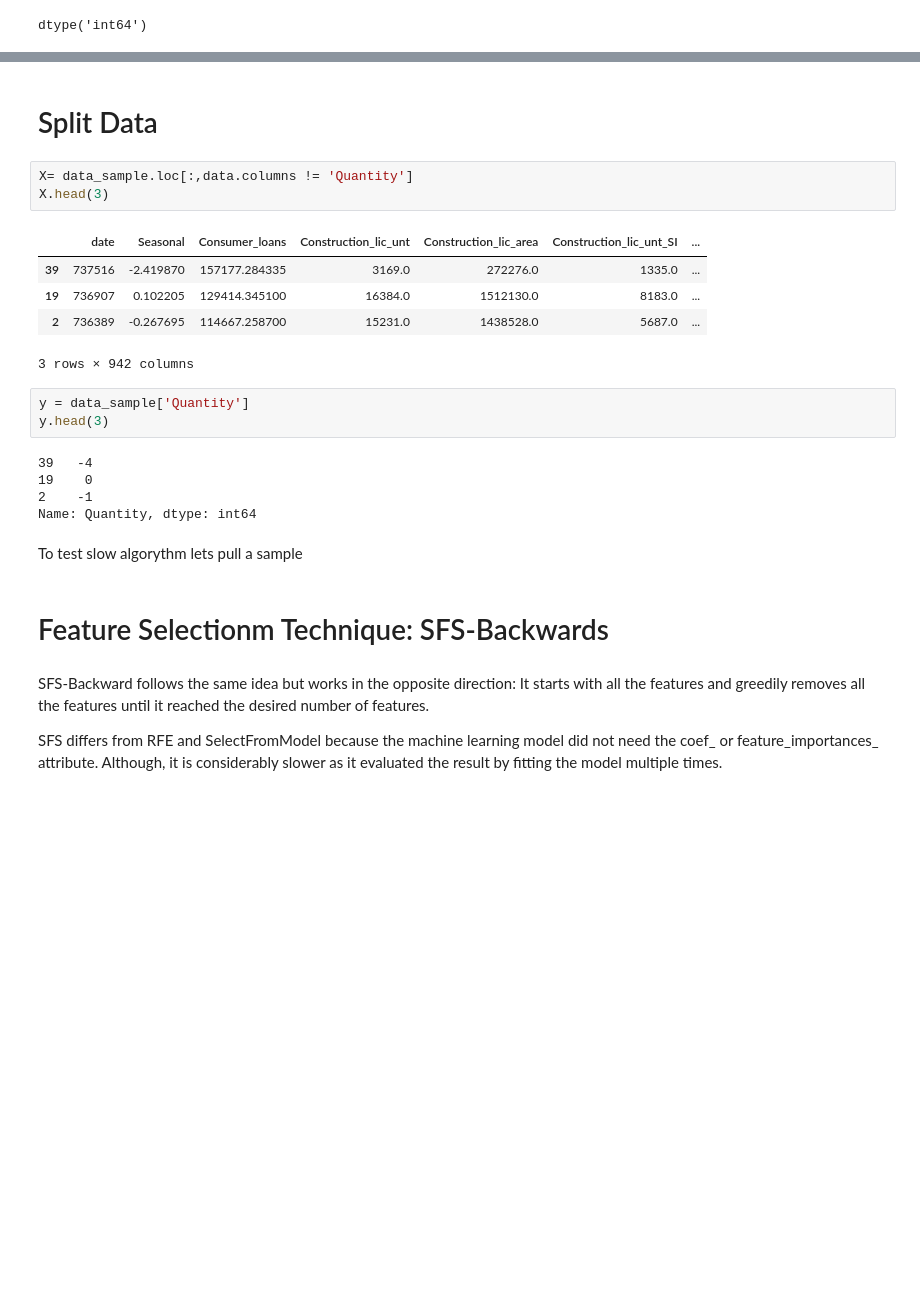
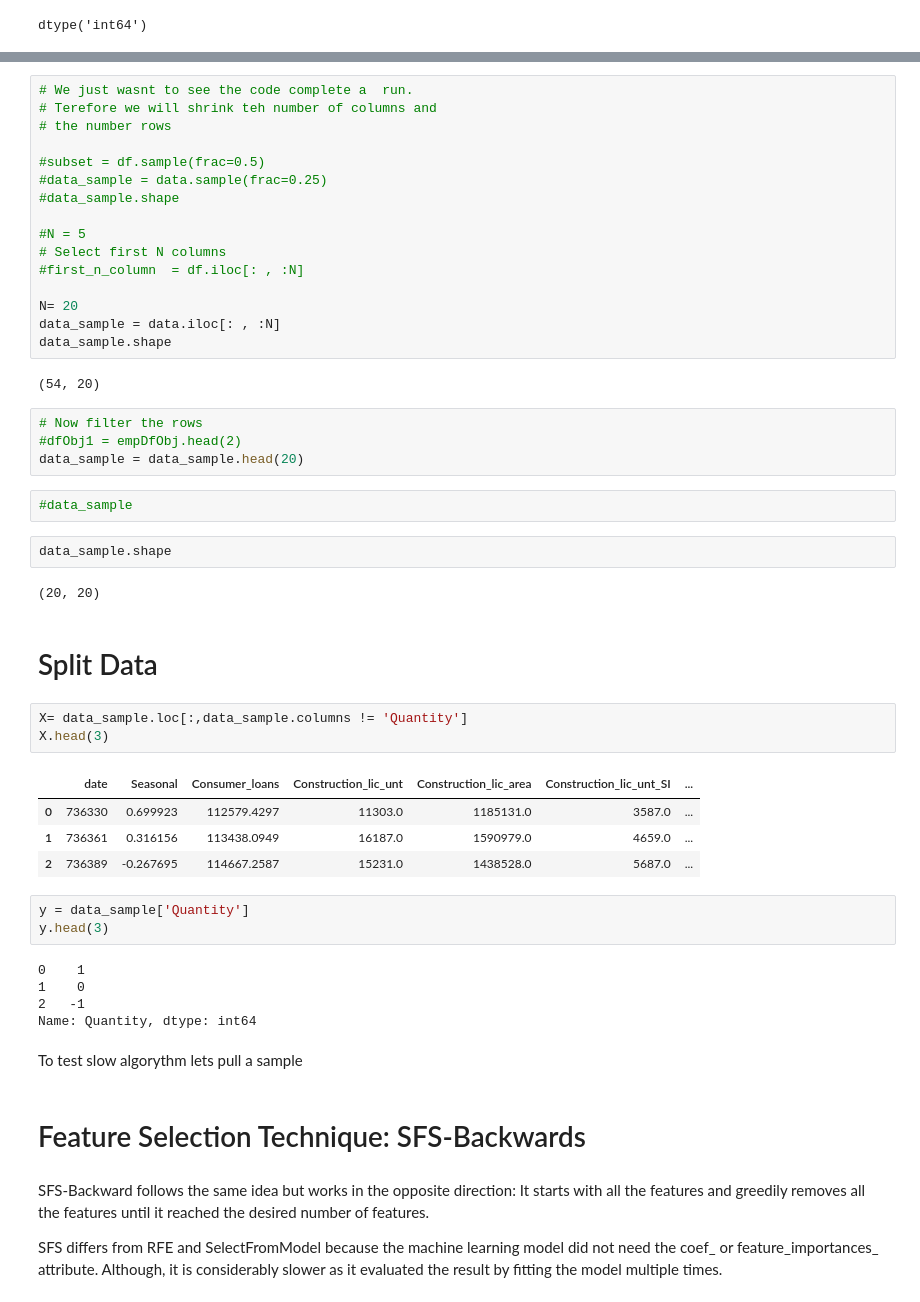
Before and after one commit to JF11579/Adelphi, a Jupyter notebook: Sprint_4_Midterm.ipynb, the cells around one changed output, grey strips where cells are left out. Drawn from its saved outputs; the diff is of its cells as text; blank space fills up the shorter version.

```diff
--- a/Sprint_4_Midterm.ipynb
+++ b/Sprint_4_Midterm.ipynb
@@ -47,26 +45,53 @@ data_sample.shape
+# %%
+# We just wasnt to see the code complete a  run.
+# Terefore we will shrink teh number of columns and
+# the number rows
+
+#subset = df.sample(frac=0.5)
+#data_sample = data.sample(frac=0.25)
+#data_sample.shape
+
+#N = 5
+# Select first N columns
+#first_n_column  = df.iloc[: , :N]
+
+N= 20
+data_sample = data.iloc[: , :N]
+data_sample.shape
+# %% [output]
+(54, 20)
+# %%
+# Now filter the rows
+#dfObj1 = empDfObj.head(2)
+data_sample = data_sample.head(20)
+# %%
+#data_sample
+# %%
+data_sample.shape
+# %% [output]
+(20, 20)
 # %% [markdown]
 # Split Data
 # %%
-X= data_sample.loc[:,data.columns != 'Quantity']
+X= data_sample.loc[:,data_sample.columns != 'Quantity']
 X.head(3)
 # %% [output]
 |  | date | Seasonal | Consumer_loans | Construction_lic_unt | Construction_lic_area | Construction_lic_unt_SI | ... |
-| 39 | 737516 | -2.419870 | 157177.284335 | 3169.0 | 272276.0 | 1335.0 | ... |
-| 19 | 736907 | 0.102205 | 129414.345100 | 16384.0 | 1512130.0 | 8183.0 | ... |
-| 2 | 736389 | -0.267695 | 114667.258700 | 15231.0 | 1438528.0 | 5687.0 | ... |
+| 0 | 736330 | 0.699923 | 112579.4297 | 11303.0 | 1185131.0 | 3587.0 | ... |
+| 1 | 736361 | 0.316156 | 113438.0949 | 16187.0 | 1590979.0 | 4659.0 | ... |
+| 2 | 736389 | -0.267695 | 114667.2587 | 15231.0 | 1438528.0 | 5687.0 | ... |
-3 rows × 942 columns
 # %%
 y = data_sample['Quantity']
 y.head(3)
 # %% [output]
-39   -4
-19    0
-2    -1
+0    1
+1    0
+2   -1
 Name: Quantity, dtype: int64
 # %% [markdown]
 To test slow algorythm lets pull a sample
 # %% [markdown]
-# Feature Selectionm Technique: SFS-Backwards
+# Feature Selection Technique: SFS-Backwards
 # %% [markdown]
 SFS-Backward follows the same idea but works in the opposite direction: It starts with all the features and greedily removes all the features until it reached the desired number of features.
 
```
Also changed, not shown: parts of 7 cells of this notebook.
